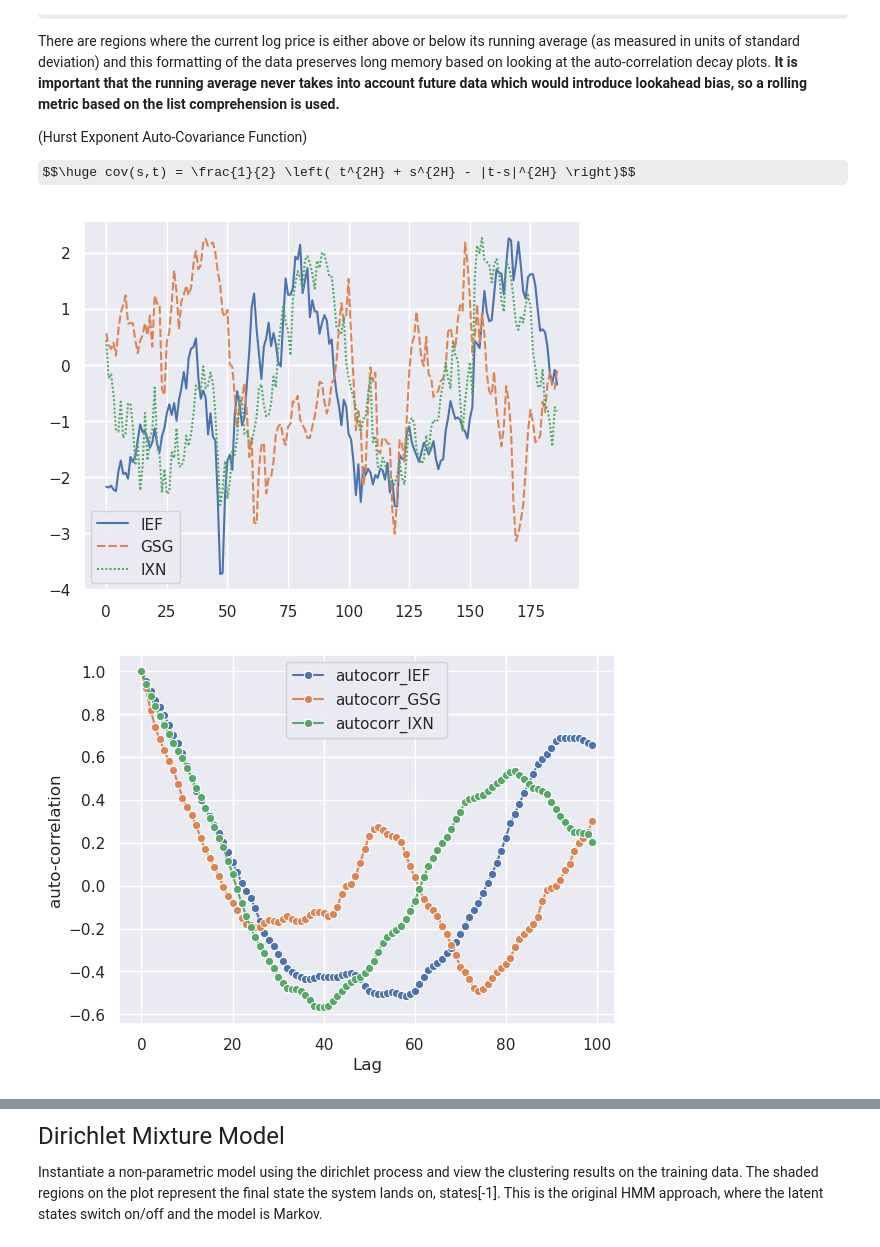
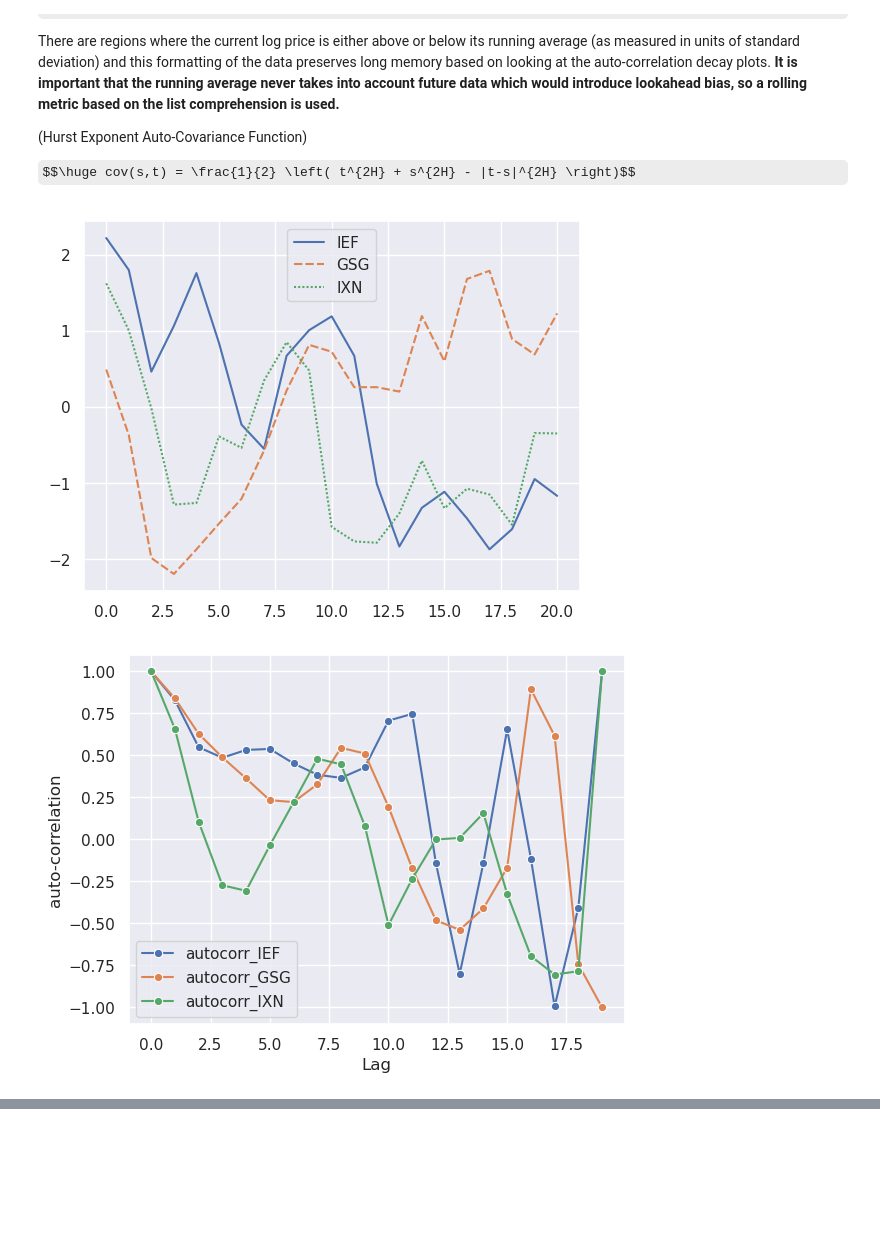
Before and after one commit to regime-lab/power-spectral-density, a Jupyter notebook: fractional_psd.ipynb, the cells around one changed output, grey strips where cells are left out. Drawn from its saved outputs; the diff is of its cells as text; code cells hidden in the pictures; some formulas as TeX source; blank space fills up the shorter version.

Commit message:
Remove old dirichlet model and add affinity matrix

```diff
--- a/fractional_psd.ipynb
+++ b/fractional_psd.ipynb
@@ -129,10 +116,11 @@ $$\huge cov(s,t) = \frac{1}{2} \left( t^{2H} + s^{2H} - |t-s|^{2H} \right)$$
 import scipy.stats as stats
 import scipy
 
-m6_subset1 = m6_assets.copy()
+# TODO temporarily using a small subset of the data because networkx is slow
+m6_subset1 = m6_assets.copy()[-30:]
 
-# Window length 5 days
-wlen = 45
+# Window length 10 days
+wlen = 10
 
 # First convert to log price
 m6_subset1 = m6_subset1.apply(np.log)
@@ -144,10 +132,6 @@ m6_subset1 = m6_subset1.dropna().reset_index().drop(columns='index')
 rolling_zscore = lambda serie: [ stats.zscore(serie[x-wlen:x]).values[-1] for x in range(wlen, len(serie) + 1) ]
 
 m6_subset = pd.DataFrame()
-#m6_subset['IEF'] = m6_subset1['IEF'].diff().dropna()
-#m6_subset['GSG'] = m6_subset1['GSG'].diff().dropna()
-#m6_subset['IXN'] = m6_subset1['IXN'].diff().dropna()
-
 m6_subset['IEF'] = rolling_zscore(m6_subset1['IEF'])
 m6_subset['GSG'] = rolling_zscore(m6_subset1['GSG'])
 m6_subset['IXN'] = rolling_zscore(m6_subset1['IXN'])
@@ -175,45 +159,47 @@ import pyeeg
 class FractionalPSD:
     def __init__(self, data):
         self.data = np.array(data)
+        self.affinity_matrix = None
 
     def distance_norm(self, target):
         x1 = torch.tensor([ _x for _x in target ], dtype=torch.float)
         x0 = torch.tensor([ _x for _x in self.data  ], dtype=torch.float)
 
-        # Evaluate kernel auto-covariance matrix
+        # Evaluate kernel auto-covariance matrix (aka 'affinity matrix')
         kernel = gpytorch.kernels.RBFKernel()
         autocov_1 = (kernel(x1).evaluate()).detach().numpy()
         autocov_0 = (kernel(x0).evaluate()).detach().numpy()
+        self.affinity_matrix = autocov_1
 
         # Frobius distance between kernel evaluations
         return np.linalg.norm(autocov_1 - autocov_0, 'fro')
 
 # Example comparing white noise with same mean/variance to fractional processes
 fractional_ief = FractionalPSD(m6_subset['IEF'].values)
 fractional_gsg = FractionalPSD(m6_subset['GSG'].values)
 fractional_ixn = FractionalPSD(m6_subset['IXN'].values)
 scores_ief=[]
 scores_gsg=[]
 scores_ixn=[]
 scores=[]
 hursts=[]
 
 white_noise = torch.normal(np.mean(fractional_ief.data), np.var(fractional_ief.data), size=(len(m6_subset),))
 white_noise = white_noise.detach().numpy()
 hursts.append(pyeeg.hurst(white_noise))
 white_noise = FractionalPSD(white_noise)
 
 scores_ief.append(white_noise.distance_norm(fractional_ief.data))
 scores_gsg.append(white_noise.distance_norm(fractional_gsg.data))
 scores_ixn.append(white_noise.distance_norm(fractional_ixn.data))
 print(scores_ief)
 print(scores_gsg)
 
 plt.scatter(x=range(len(scores_ief)), y=scores_ief, s=8, label='scores_ief')
 plt.scatter(x=range(len(scores_gsg)), y=scores_gsg, s=8, label='scores_gsg')
 plt.scatter(x=range(len(scores_ixn)), y=scores_ixn, s=8, label='scores_ixn')
 plt.legend()
 plt.show()
 # %% [output]
-[figure, old version]
+[figure, new version]
-[figure, old version]
+[figure, new version]
@@ -222,4 +223,0 @@ Collecting torch
-# %% [markdown]
-<font size="5">Dirichlet Mixture Model</font>
-
-Instantiate a non-parametric model using the dirichlet process and view the clustering results on the training data. The shaded regions on the plot represent the final state the system lands on, states[-1]. This is the original HMM approach, where the latent states switch on/off and the model is Markov.
```
Also changed, not shown: parts of 8 cells of this notebook.
